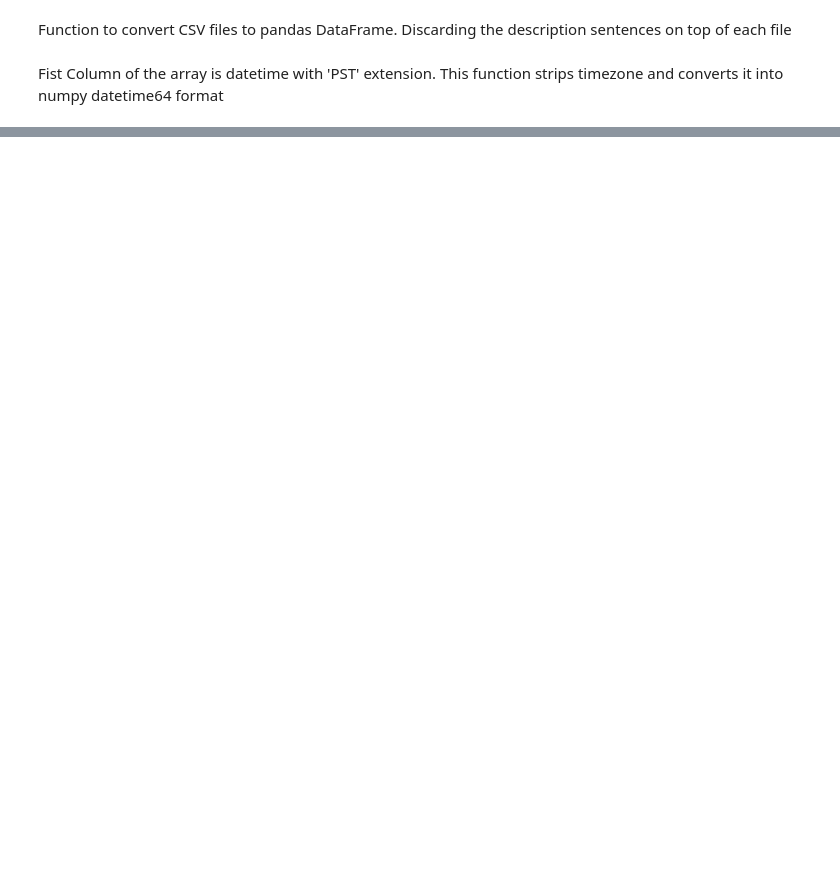
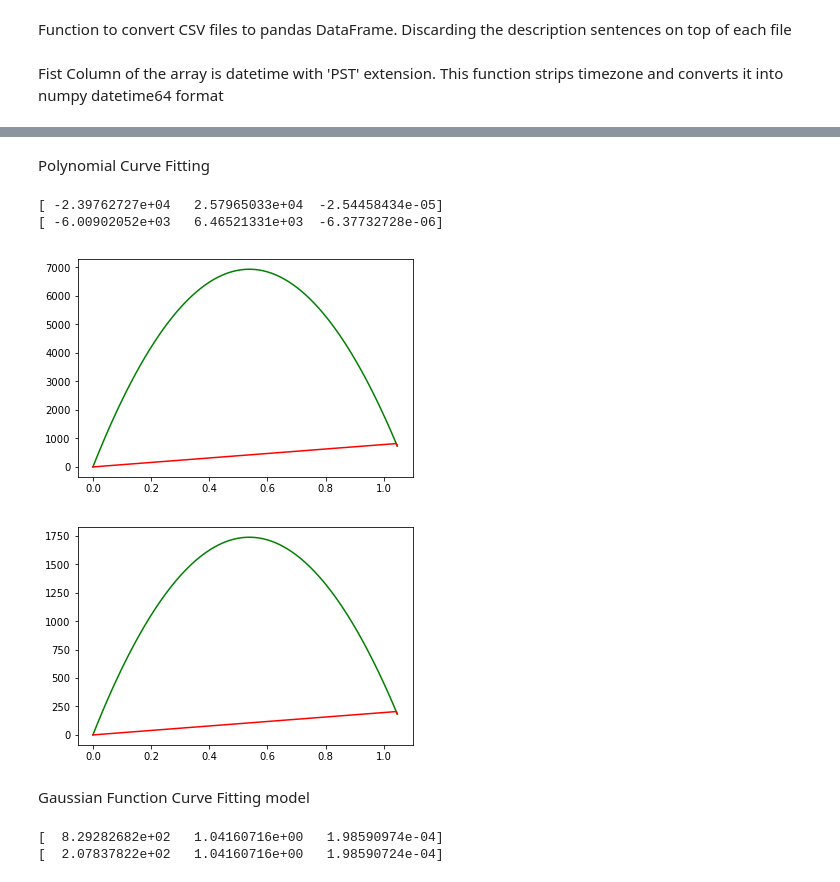
Before and after one commit to GRIDAPPSD/GOSS-GridAPPS-D, a Jupyter notebook: applications/python/pyVVO/ami2zip/amiZip.ipynb, the cells around one changed output, grey strips where cells are left out. Saved outputs shown, nothing was run; the diff lists cells and outputs as text; code cells hidden in the pictures; blank space fills up the shorter version.

Commit message:
Polyfit and Gaussian Fit

```diff
--- a/applications/python/pyVVO/ami2zip/amiZip.ipynb
+++ b/applications/python/pyVVO/ami2zip/amiZip.ipynb
@@ -181,0 +119,41 @@ independentVariable
+# %%
+columnNames=independentVariable.columns
+
+x=independentVariable[columnNames[1]]
+y1=realPower[columnNames[1]]
+y2=reactivePower[columnNames[1]]
+# %% [markdown]
+Polynomial Curve Fitting
+# %%
+coeff1=np.polyfit(x,y1,2)
+print(coeff1)
+
+coeff2=np.polyfit(x,y2,2)
+print(coeff2)
+# %% [output]
+[ -2.39762727e+04   2.57965033e+04  -2.54458434e-05]
+[ -6.00902052e+03   6.46521331e+03  -6.37732728e-06]
+# %%
+poly1=np.poly1d(coeff1)
+
+xx= np.linspace(x.min(),x.max(),100)
+fid,cx = pyplot.subplots()
+
+cx.plot(xx,poly1(xx),'-g')
+cx.plot(x,y1,'-r')
+pyplot.show()
+
+
+poly2=np.poly1d(coeff2)
+
+xx= np.linspace(x.min(),x.max(),100)
+fid,cx = pyplot.subplots()
+
+cx.plot(xx,poly2(xx),'-g')
+cx.plot(x,y2,'-r')
+pyplot.show()
+# %% [output]
+[figure, added]
+[figure, added]
+# %% [markdown]
+Gaussian Function Curve Fitting model
@@ -181,0 +169,12 @@ independentVariable
+# %%
+#x = linspace(-10,10, 101)
+#ynew = gaussian(x, 2.33, 0.21, 1.51) + random.normal(0, 0.2, len(x))
+
+#init_vals = [1, 0, 1]     # for [amp, cen, wid]
+coefficient1, covar = curve_fit(gaussian, x, y1)#,method='lm',p0=init_vals)
+coefficient2, covar = curve_fit(gaussian, x, y2)#,method='lm',p0=init_vals)
+print (coefficient1)
+print (coefficient2)
+# %% [output]
+[  8.29282682e+02   1.04160716e+00   1.98590974e-04]
+[  2.07837822e+02   1.04160716e+00   1.98590724e-04]
```
Also changed, not shown: parts of 10 cells of this notebook.
